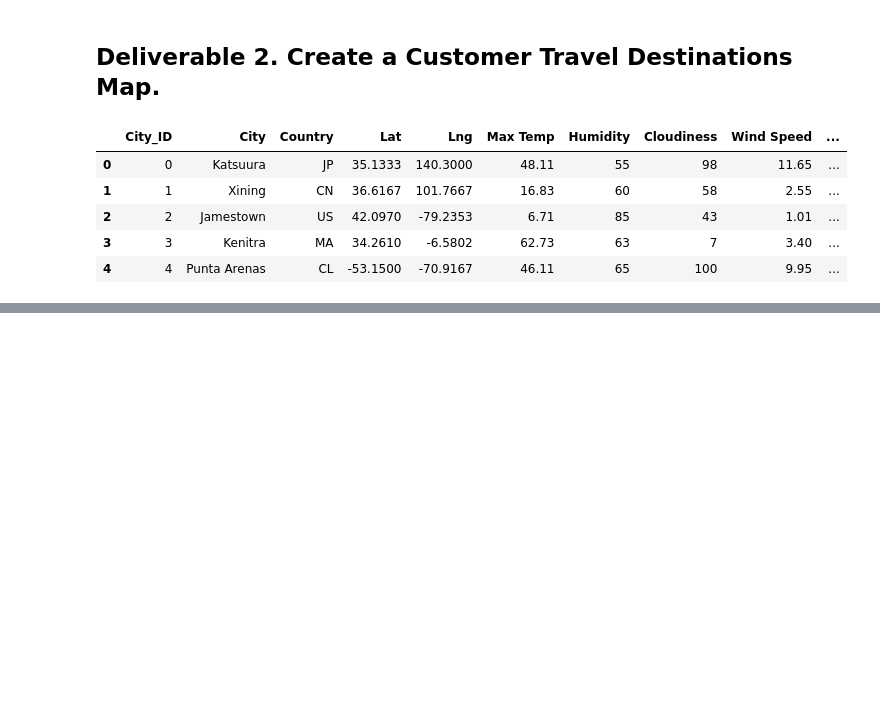
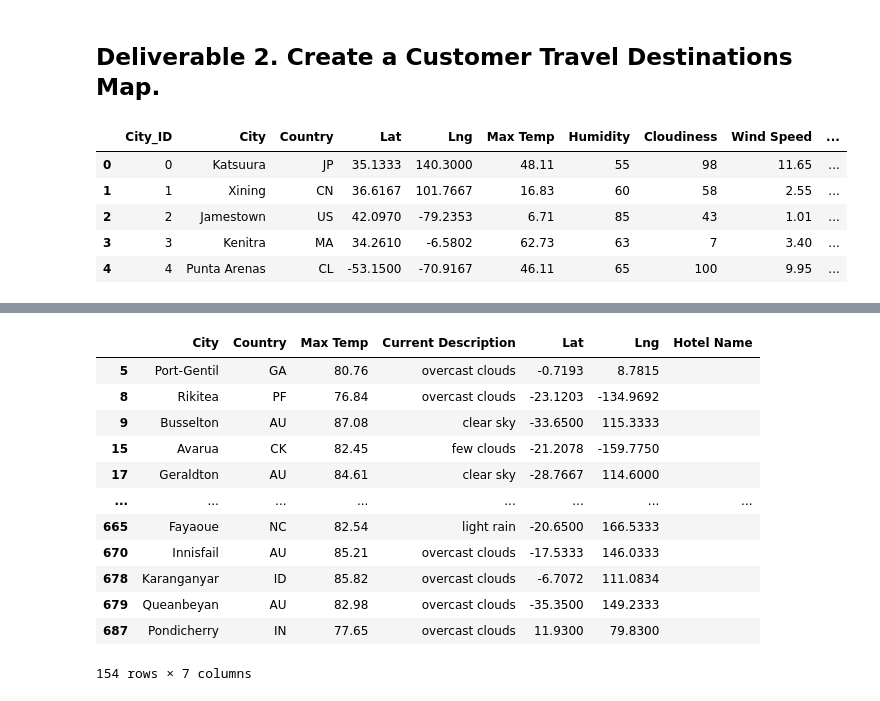
Before and after one commit to PDob02/World_Weather_Analysis, a Jupyter notebook: Vacation_Search/Vacation_Search.ipynb, the cells around one changed output, grey strips where cells are left out. Saved outputs shown, nothing was run; the diff lists cells and outputs as text; code cells hidden in the pictures; blank space fills up the shorter version.

```diff
--- a/Vacation_Search/Vacation_Search.ipynb
+++ b/Vacation_Search/Vacation_Search.ipynb
@@ -119,4 +146,22 @@ params = {
 # %%
 # 7. Drop the rows where there is no Hotel Name.
+#no nulls
+hotel_df.count()
+hotel_df_not_null = hotel_df.dropna()
+hotel_df_not_null
+# %% [output]
+|  | City | Country | Max Temp | Current Description | Lat | Lng | Hotel Name |
+| 5 | Port-Gentil | GA | 80.76 | overcast clouds | -0.7193 | 8.7815 |  |
+| 8 | Rikitea | PF | 76.84 | overcast clouds | -23.1203 | -134.9692 |  |
+| 9 | Busselton | AU | 87.08 | clear sky | -33.6500 | 115.3333 |  |
+| 15 | Avarua | CK | 82.45 | few clouds | -21.2078 | -159.7750 |  |
+| 17 | Geraldton | AU | 84.61 | clear sky | -28.7667 | 114.6000 |  |
+| ... | ... | ... | ... | ... | ... | ... | ... |
+| 665 | Fayaoue | NC | 82.54 | light rain | -20.6500 | 166.5333 |  |
+| 670 | Innisfail | AU | 85.21 | overcast clouds | -17.5333 | 146.0333 |  |
+| 678 | Karanganyar | ID | 85.82 | overcast clouds | -6.7072 | 111.0834 |  |
+| 679 | Queanbeyan | AU | 82.98 | overcast clouds | -35.3500 | 149.2333 |  |
+| 687 | Pondicherry | IN | 77.65 | overcast clouds | 11.9300 | 79.8300 |  |
+154 rows × 7 columns
 # %%
 # 8a. Create the output File (CSV)
```
Also changed, not shown: parts of 7 cells of this notebook.
